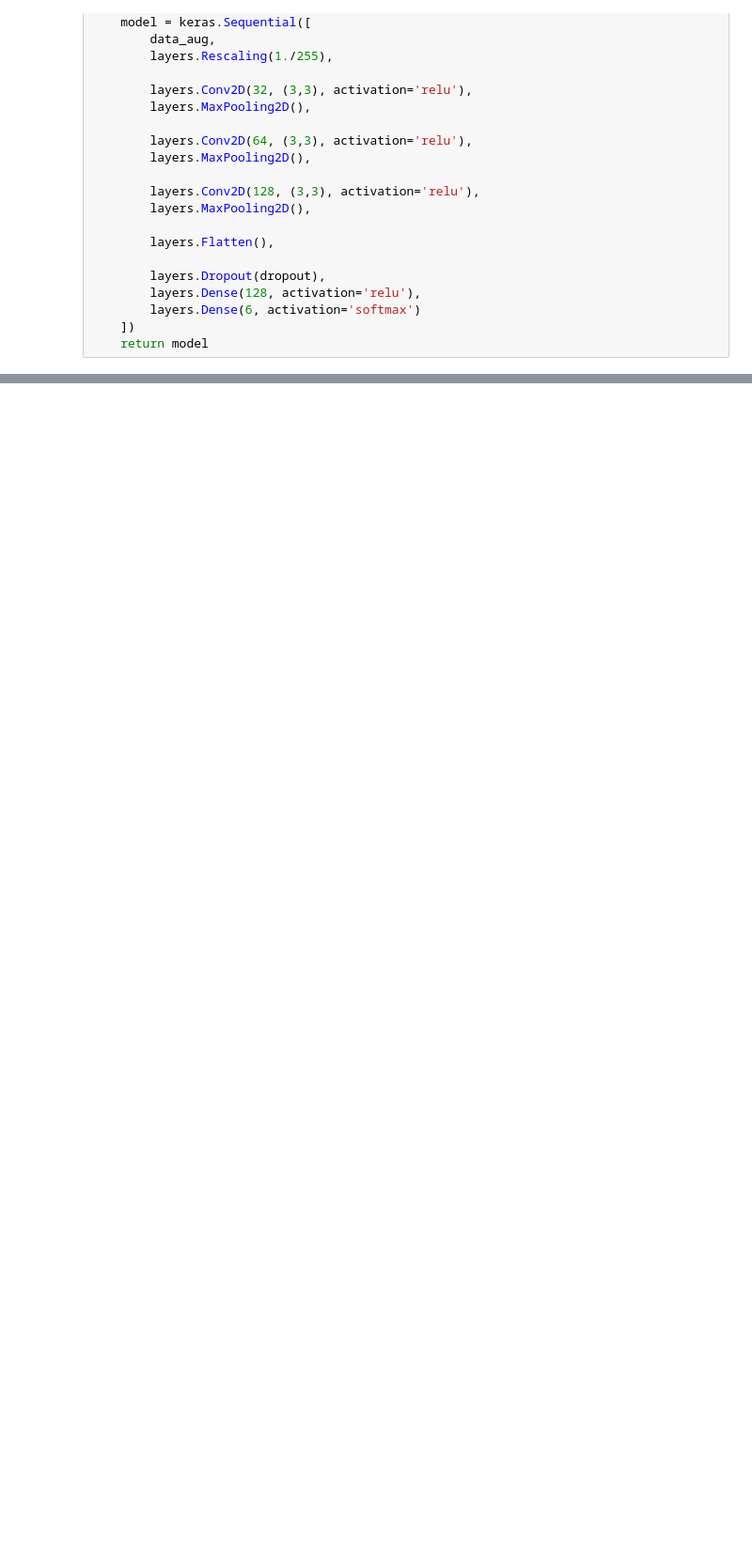
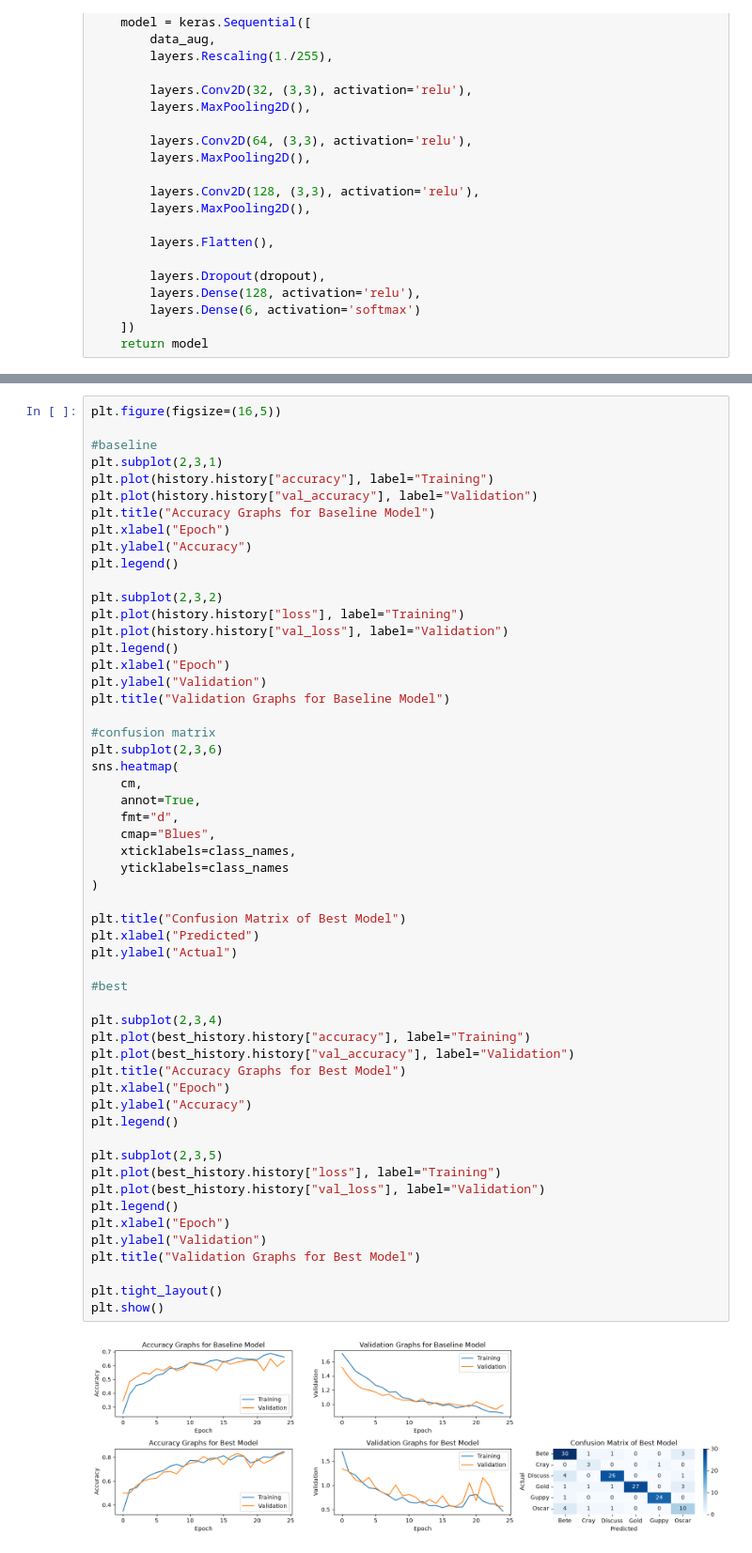
Before and after one commit to lastrod1/MinhTran-CS898BA-Project1, a Jupyter notebook: Homework/Homework_3/HW3.ipynb, the cells around one changed output, grey strips where cells are left out. Shown at 94% size. Cells and saved outputs as stored; diff of their text form; blank space fills up the shorter version.

```diff
--- a/Homework/Homework_3/HW3.ipynb
+++ b/Homework/Homework_3/HW3.ipynb
@@ -244,0 +311,57 @@ Epoch 25/25
+# %%
+plt.figure(figsize=(16,5))
+
+#baseline
+plt.subplot(2,3,1)
+plt.plot(history.history["accuracy"], label="Training")
+plt.plot(history.history["val_accuracy"], label="Validation")
+plt.title("Accuracy Graphs for Baseline Model")
+plt.xlabel("Epoch")
+plt.ylabel("Accuracy")
+plt.legend()
+
+plt.subplot(2,3,2)
+plt.plot(history.history["loss"], label="Training")
+plt.plot(history.history["val_loss"], label="Validation")
+plt.legend()
+plt.xlabel("Epoch")
+plt.ylabel("Validation")
+plt.title("Validation Graphs for Baseline Model")
+
+#confusion matrix
+plt.subplot(2,3,6)
+sns.heatmap(
+    cm,
+    annot=True,
+    fmt="d",
+    cmap="Blues",
+    xticklabels=class_names,
+    yticklabels=class_names
+)
+
+plt.title("Confusion Matrix of Best Model")
+plt.xlabel("Predicted")
+plt.ylabel("Actual")
+
+#best
+
+plt.subplot(2,3,4)
+plt.plot(best_history.history["accuracy"], label="Training")
+plt.plot(best_history.history["val_accuracy"], label="Validation")
+plt.title("Accuracy Graphs for Best Model")
+plt.xlabel("Epoch")
+plt.ylabel("Accuracy")
+plt.legend()
+
+plt.subplot(2,3,5)
+plt.plot(best_history.history["loss"], label="Training")
+plt.plot(best_history.history["val_loss"], label="Validation")
+plt.legend()
+plt.xlabel("Epoch")
+plt.ylabel("Validation")
+plt.title("Validation Graphs for Best Model")
+
+plt.tight_layout()
+plt.show()
+# %% [output]
+[figure, added]
```
Also changed, not shown: parts of 4 cells of this notebook, 2 other files.
